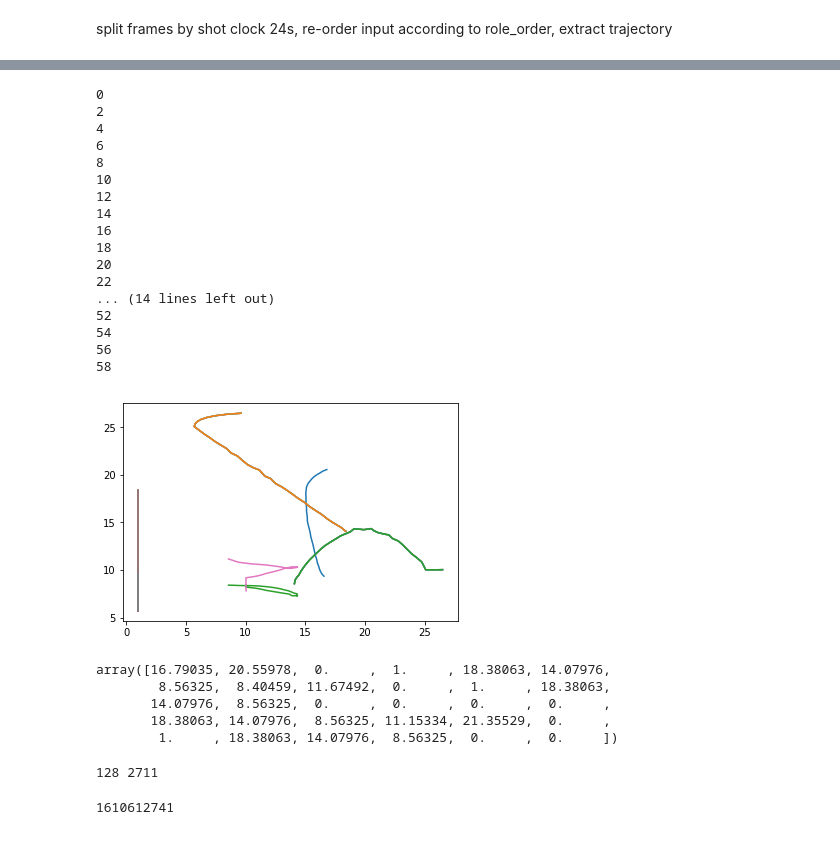
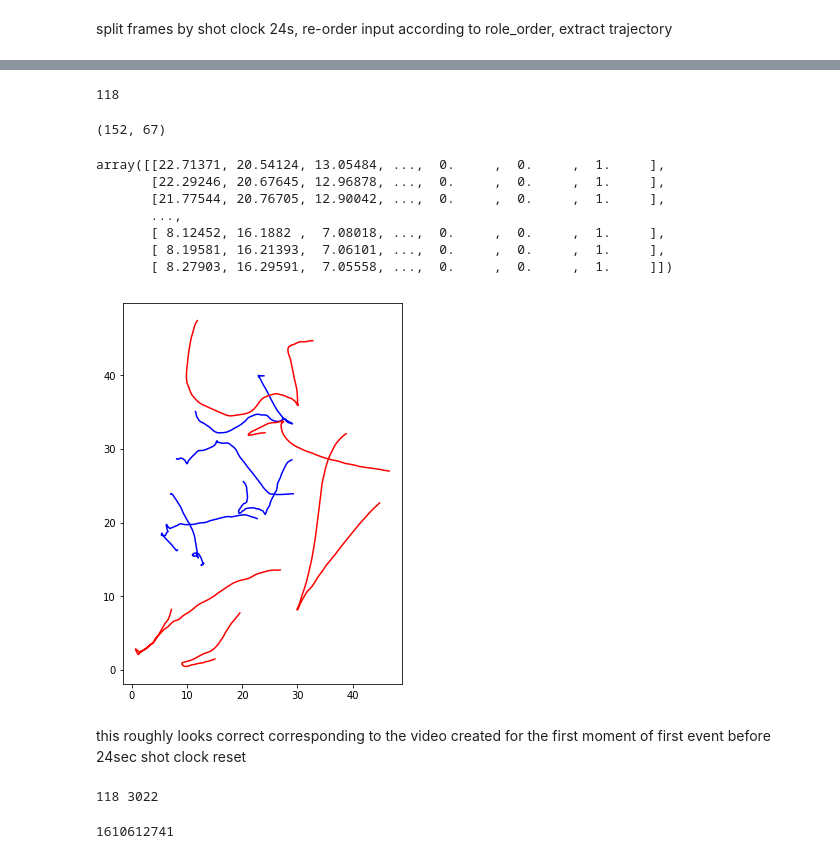
Before and after one commit to samshipengs/Coordinated-Multi-Agent-Imitation-Learning, a Jupyter notebook: code/ImitationLearningHorizon.ipynb, the cells around one changed output, grey strips where cells are left out. Cells and saved outputs as stored; diff of their text form; code cells hidden in the pictures.

Commit message:
Fix process_moment, currently overfitting badly.

```diff
--- a/code/ImitationLearningHorizon.ipynb
+++ b/code/ImitationLearningHorizon.ipynb
@@ -154,7 +155,7 @@ sc = 24. # init 25s shot clock
 
 # filter out seq length less than threshold, this has to be greater than 2
 # otherwise, there might be duplicates appearing
-len_th = 25
+len_th = 50
 n = 0    # record number that satisfies the threshold
 n_short = 0    # number that doesnt match
 # s1 = 0    # index that divides the sequence, this usually happens for 24s shot clock
@@ -205,3 +206,4 @@ for k, v in enumerate(events.moments.values):
                 n_short += 1
 #     break
 # dimensions extreme<3> x n_players<10> x (player_pos<2> + teamid_onehot<25> + ball<3>) = 900
+# dimensions = extreme<3> x n_players<10> x player_pos<2> + teamid_onehot<4> + ball<3> =
@@ -208,42 +228,38 @@ for k, v in enumerate(events.moments.values):
+# %%
+len(single_game)
+# %% [output]
+118
+# %%
+single_game[0].shape
+# %% [output]
+(152, 67)
+# %%
+single_game[0]
+# %% [output]
+array([[22.71371, 20.54124, 13.05484, ...,  0.     ,  0.     ,  1.     ],
+       [22.29246, 20.67645, 12.96878, ...,  0.     ,  0.     ,  1.     ],
+       [21.77544, 20.76705, 12.90042, ...,  0.     ,  0.     ,  1.     ],
+       ...,
+       [ 8.12452, 16.1882 ,  7.08018, ...,  0.     ,  0.     ,  1.     ],
+       [ 8.19581, 16.21393,  7.06101, ...,  0.     ,  0.     ,  1.     ],
+       [ 8.27903, 16.29591,  7.05558, ...,  0.     ,  0.     ,  1.     ]])
 # %%
 g = single_game[0]
-plt.figure()
+plt.figure(figsize=(5,7))
+c = ['b']*30 + ['r']*30
 for i in range(0, 3*10*2, 2): # extreme=3, palyers=10, x,y=2
-    print(i)
+#     print(i)
     x_i, y_i = g[:, i], g[:, i+1]
     if sum(x_i) !=0 and sum(y_i) != 0:
-        plt.plot(x_i, y_i)
+        plt.plot(x_i, y_i, c[i])
 # %% [output]
-0
-2
-4
-6
-8
-10
-12
-14
-16
-18
-20
-22
-... (14 lines left out)
-52
-54
-56
-58
-[figure, old version]
+[figure, new version]
-# %%
-g[0, :][:30]
-# %% [output]
-array([16.79035, 20.55978,  0.     ,  1.     , 18.38063, 14.07976,
-        8.56325,  8.40459, 11.67492,  0.     ,  1.     , 18.38063,
-       14.07976,  8.56325,  0.     ,  0.     ,  0.     ,  0.     ,
-       18.38063, 14.07976,  8.56325, 11.15334, 21.35529,  0.     ,
-        1.     , 18.38063, 14.07976,  8.56325,  0.     ,  0.     ])
+# %% [markdown]
+this roughly looks correct corresponding to the video created for the first moment of first event before 24sec shot clock reset
 # %%
 print(n, n_short)
 # %% [output]
-128 2711
+118 3022
 # %%
 homeid
 # %% [output]
```
Also changed, not shown: parts of 13 cells of this notebook, 1 other file.
